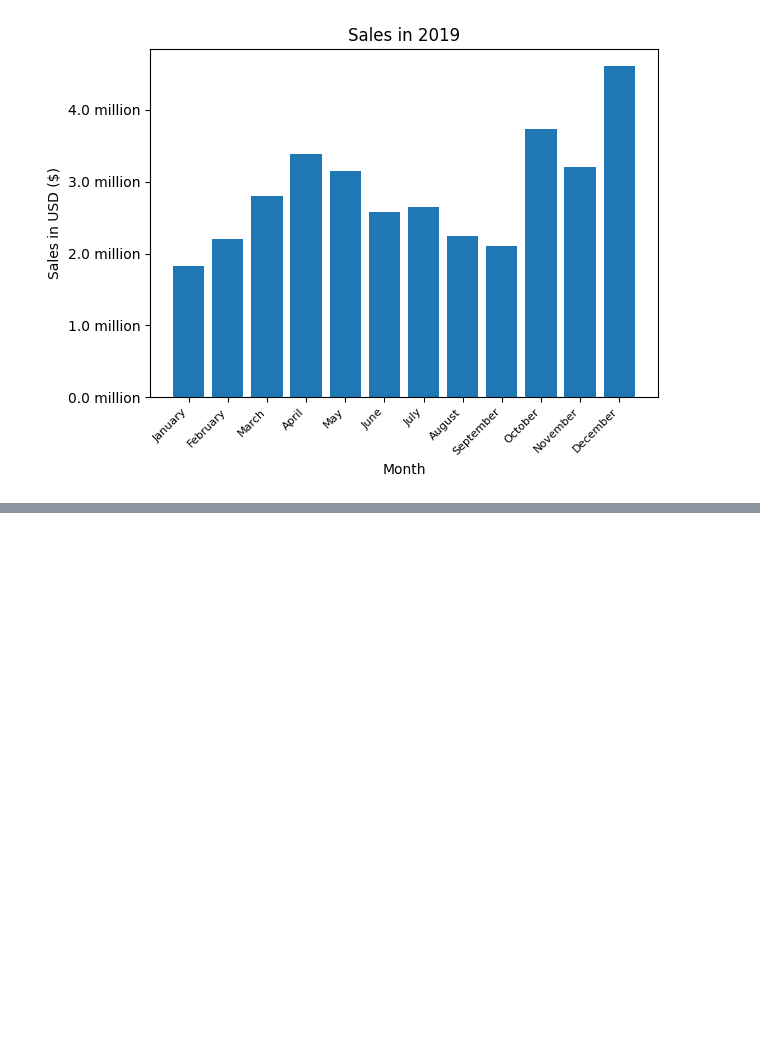
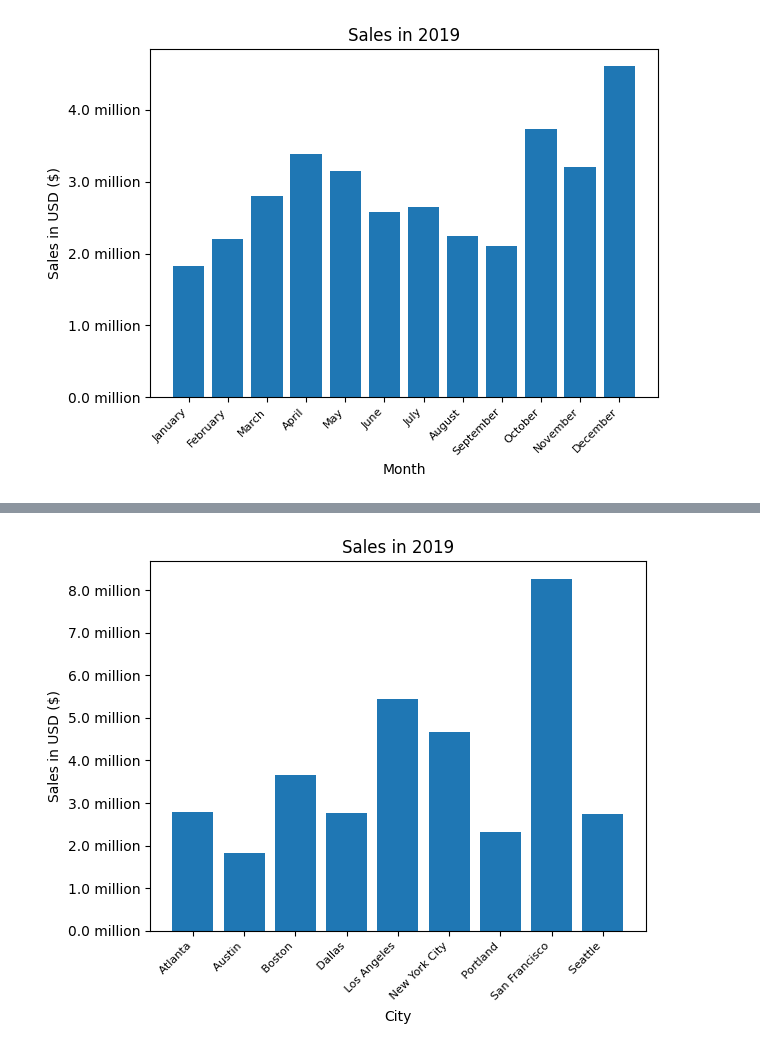
Before and after one commit to Rapapap/Pandas-Data-Science-Task, a Jupyter notebook: Sales_Analysis.ipynb, the cells around one changed output, grey strips where cells are left out. Cells and saved outputs as stored; diff of their text form; code cells hidden in the pictures; blank space fills up the shorter version.

```diff
--- a/Sales_Analysis.ipynb
+++ b/Sales_Analysis.ipynb
@@ -108,0 +129,3 @@ plt.show()
+# %%
+all_data['City'] = all_data['Purchase Address'].apply(lambda x: x.split(',')[1])
+all_data.head()
@@ -108,0 +139,3 @@ plt.show()
+# %%
+results = all_data.groupby('City').sum()
+results
@@ -108,0 +154,18 @@ plt.show()
+# %%
+fig, ax = plt.subplots()
+
+cities = results.index
+sales = results['Sales']
+
+plt.bar(cities, sales)
+plt.xticks(rotation=45, ha='right', fontsize=8)
+plt.xlabel('City')
+plt.ylabel('Sales in USD ($)')
+ax.set_title("Sales in 2019")
+
+# Mengubah default formatter
+ax.yaxis.set_major_formatter(lambda x, pos: '{:.1f} million'.format(x / 1e6))
+
+plt.show()
+# %% [output]
+[figure, added]
```
Also changed, not shown: parts of 6 cells of this notebook.
